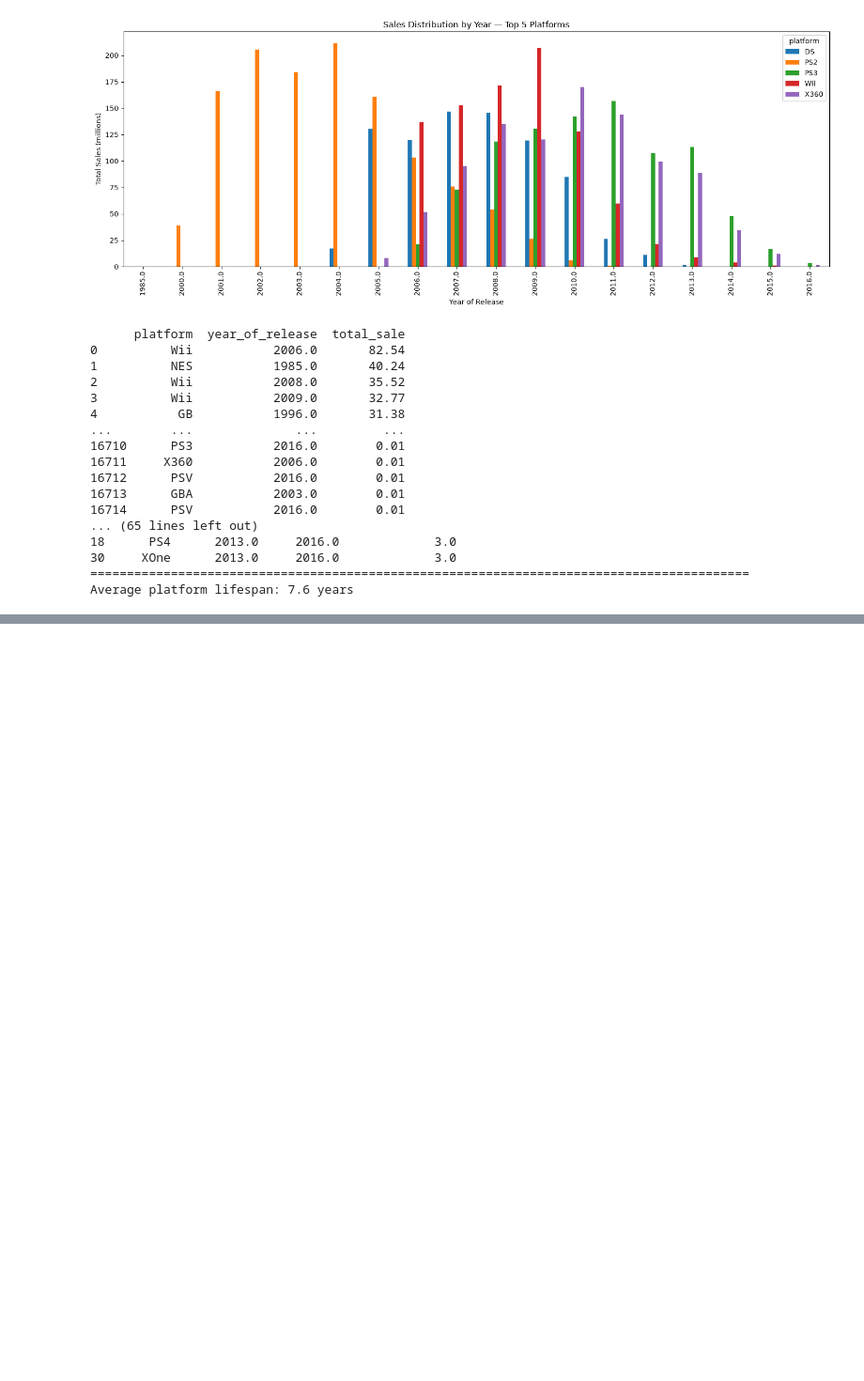
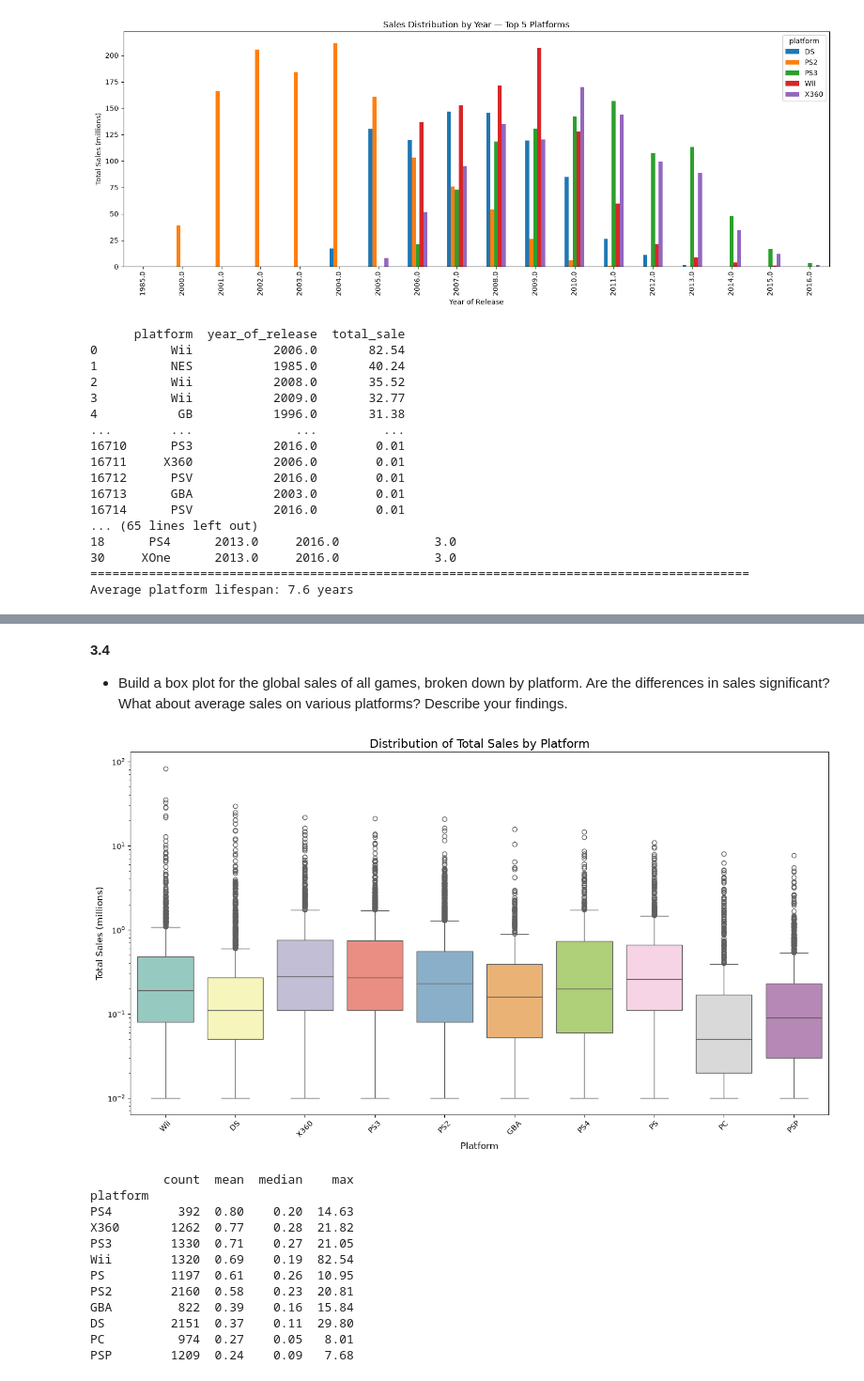
Before and after one commit to rbashiri/videogame_project, a Jupyter notebook: data_analysis.ipynb, the cells around one changed output, grey strips where cells are left out. Shown at 94% size. Drawn from its saved outputs; the diff is of its cells as text; code cells hidden in the pictures; blank space fills up the shorter version.

```diff
--- a/data_analysis.ipynb
+++ b/data_analysis.ipynb
@@ -272,0 +351,60 @@ Average platform lifespan: 7.6 years
+# %% [markdown]
+**3.4**
+* Build a box plot for the global sales of all games, broken down by platform. Are the differences in sales significant? What about average sales on various platforms? Describe your findings.
+# %%
+# Step 1: Build relevant dataframe
+videogame_box = videogame[['platform', 'total_sale']].dropna().copy()
+
+# Step 2: Keep top 10 platforms by lifetime sales for a cleaner x-axis
+top10_platforms = (
+    videogame_box.groupby('platform')['total_sale']
+    .sum()
+    .sort_values(ascending=False)
+    .head(10)
+    .index
+)
+videogame_box = videogame_box[videogame_box['platform'].isin(top10_platforms)]
+
+# Step 3: For log scale, keep only strictly positive sales
+videogame_box = videogame_box[videogame_box['total_sale'] > 0]
+
+# Step 4: Draw the box plot in your requested style
+plt.figure(figsize=(14, 8))
+sns.boxplot(
+    x='platform',
+    y='total_sale',
+    data=videogame_box,
+    hue='platform',
+    palette='Set3',
+    legend=False
+    )
+plt.title('Distribution of Total Sales by Platform', fontsize=16)
+plt.xlabel('Platform', fontsize=12)
+plt.ylabel('Total Sales (millions)', fontsize=12)
+plt.xticks(rotation=45)
+plt.yscale('log')  # Log scale improves visibility across very different sales values
+plt.tight_layout()
+plt.show()
+
+# Step 5: Summary table to support interpretation
+platform_summary = (
+    videogame_box.groupby('platform')['total_sale']
+    .agg(['count', 'mean', 'median', 'max'])
+    .sort_values('mean', ascending=False)
+    .round(2)
+)
+print(platform_summary)
+# %% [output]
+[figure, added]
+          count  mean  median    max
+platform
+PS4         392  0.80    0.20  14.63
+X360       1262  0.77    0.28  21.82
+PS3        1330  0.71    0.27  21.05
+Wii        1320  0.69    0.19  82.54
+PS         1197  0.61    0.26  10.95
+PS2        2160  0.58    0.23  20.81
+GBA         822  0.39    0.16  15.84
+DS         2151  0.37    0.11  29.80
+PC          974  0.27    0.05   8.01
+PSP        1209  0.24    0.09   7.68
```
Also changed, not shown: parts of 4 cells of this notebook.
